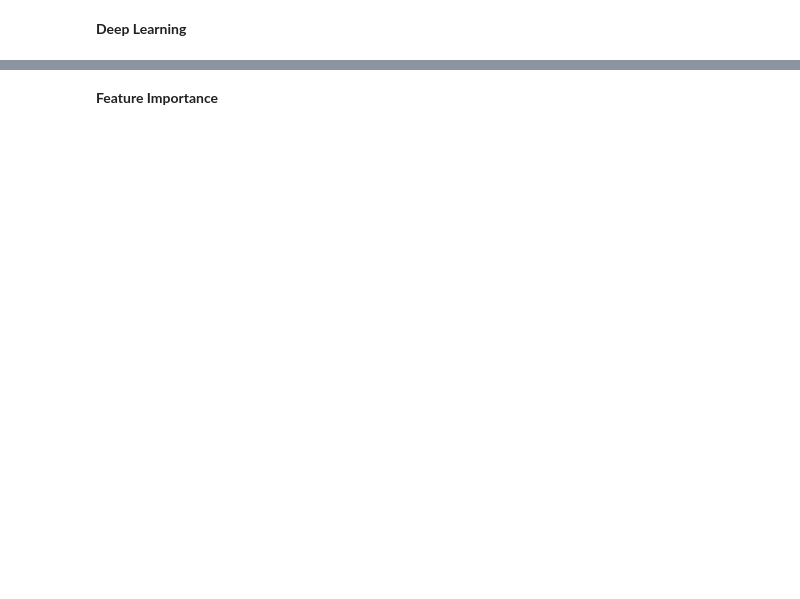
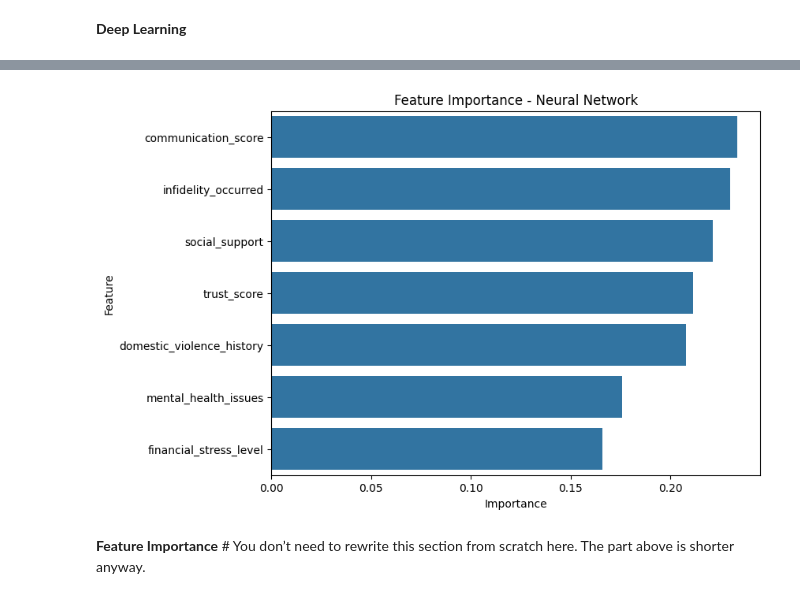
Before and after one commit to Kabir26-star/Module-6-, a Jupyter notebook: Module 6_Project_KRS_v3.ipynb, the cells around one changed output, grey strips where cells are left out. Saved outputs shown, nothing was run; the diff lists cells and outputs as text; code cells hidden in the pictures; blank space fills up the shorter version.

```diff
--- a/Module 6_Project_KRS_v3.ipynb
+++ b/Module 6_Project_KRS_v3.ipynb
@@ -606,2 +695,18 @@ F1 Score: 0.2462
+# %%
+# FEATURE IMPORTANCE (DL)
+# -----------------------------
+feature_importance = dl_model.layer1.weight.abs().mean(dim=0).detach().numpy()
+feature_names = X.columns
+feature_importance_df = pd.DataFrame({
+    "Feature": feature_names,
+    "Importance": feature_importance
+}).sort_values(by="Importance", ascending=False)
+
+plt.figure(figsize=(8,6))
+sns.barplot(x='Importance', y='Feature', data=feature_importance_df)
+plt.title('Feature Importance - Neural Network')
+plt.show()
+# %% [output]
+[figure, added]
 # %% [markdown]
-**Feature Importance**
+**Feature Importance** # You don’t need to rewrite this section from scratch here. The part above is shorter anyway.
```
Also changed, not shown: parts of 17 cells of this notebook.
